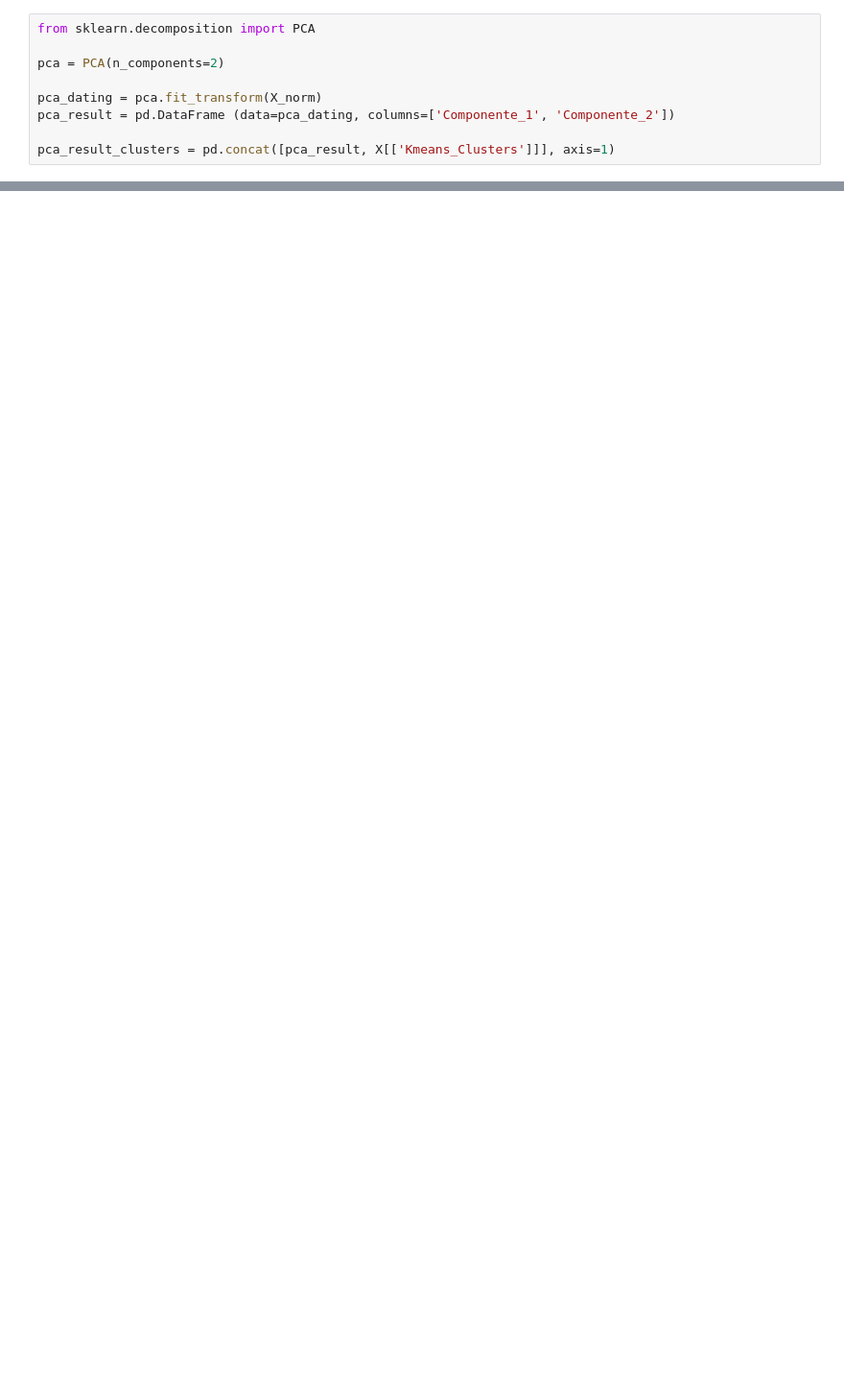
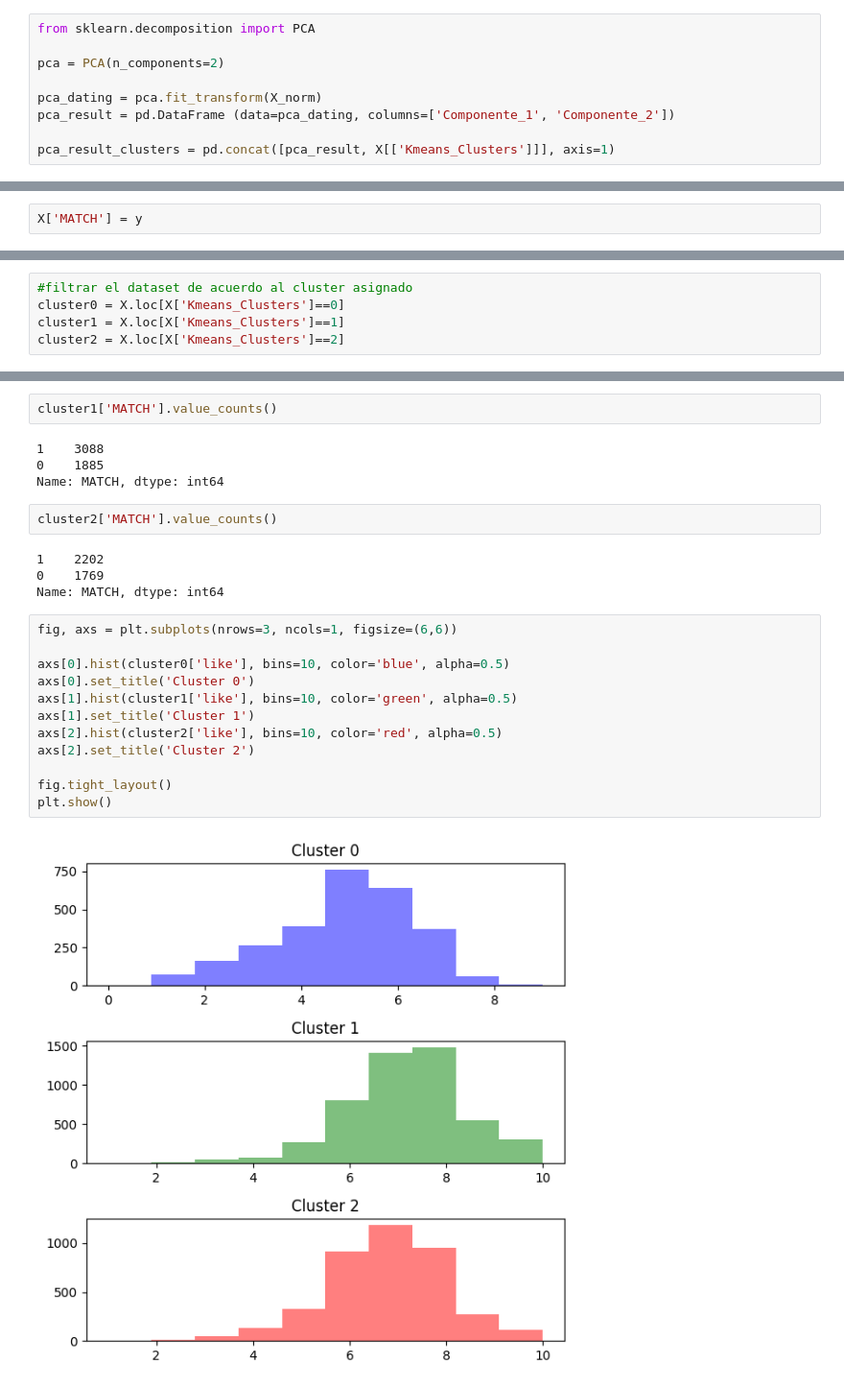
Before and after one commit to yninom/CLUSTERING, a Jupyter notebook: speeddating.ipynb, the cells around one changed output, grey strips where cells are left out. Shown: that part at 96% size. Cells and saved outputs as stored; diff of their text form; blank space fills up the shorter version.

```diff
--- a/speeddating.ipynb
+++ b/speeddating.ipynb
@@ -706,0 +932,2 @@ plt.show()
+# %%
+X['MATCH'] = y
@@ -706,0 +944,5 @@ plt.show()
+# %%
+#filtrar el dataset de acuerdo al cluster asignado
+cluster0 = X.loc[X['Kmeans_Clusters']==0]
+cluster1 = X.loc[X['Kmeans_Clusters']==1]
+cluster2 = X.loc[X['Kmeans_Clusters']==2]
@@ -706,0 +973,26 @@ plt.show()
+# %%
+cluster1['MATCH'].value_counts()
+# %% [output]
+1    3088
+0    1885
+Name: MATCH, dtype: int64
+# %%
+cluster2['MATCH'].value_counts()
+# %% [output]
+1    2202
+0    1769
+Name: MATCH, dtype: int64
+# %%
+fig, axs = plt.subplots(nrows=3, ncols=1, figsize=(6,6))
+
+axs[0].hist(cluster0['like'], bins=10, color='blue', alpha=0.5)
+axs[0].set_title('Cluster 0')
+axs[1].hist(cluster1['like'], bins=10, color='green', alpha=0.5)
+axs[1].set_title('Cluster 1')
+axs[2].hist(cluster2['like'], bins=10, color='red', alpha=0.5)
+axs[2].set_title('Cluster 2')
+
+fig.tight_layout()
+plt.show()
+# %% [output]
+[figure, added]
```
Also changed, not shown: parts of 61 cells of this notebook.
